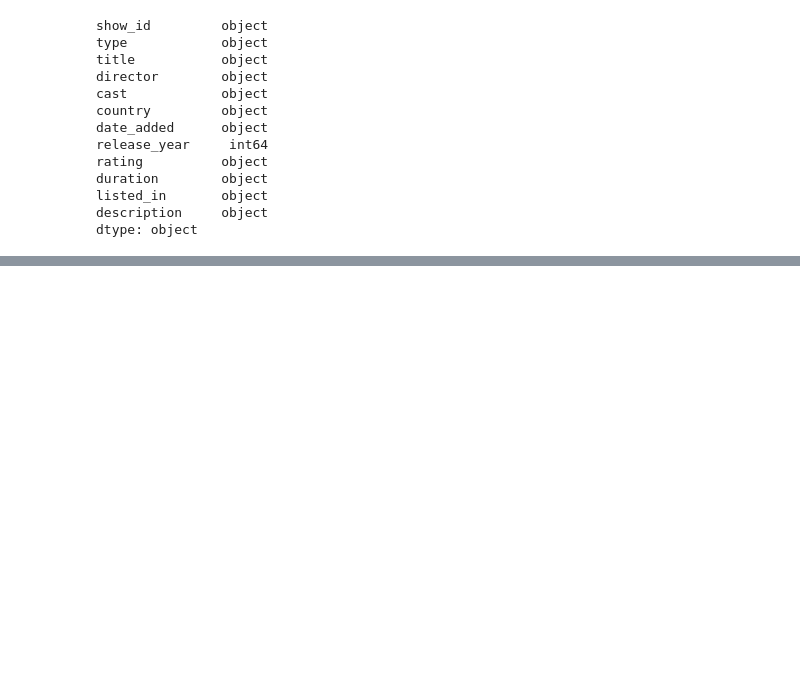
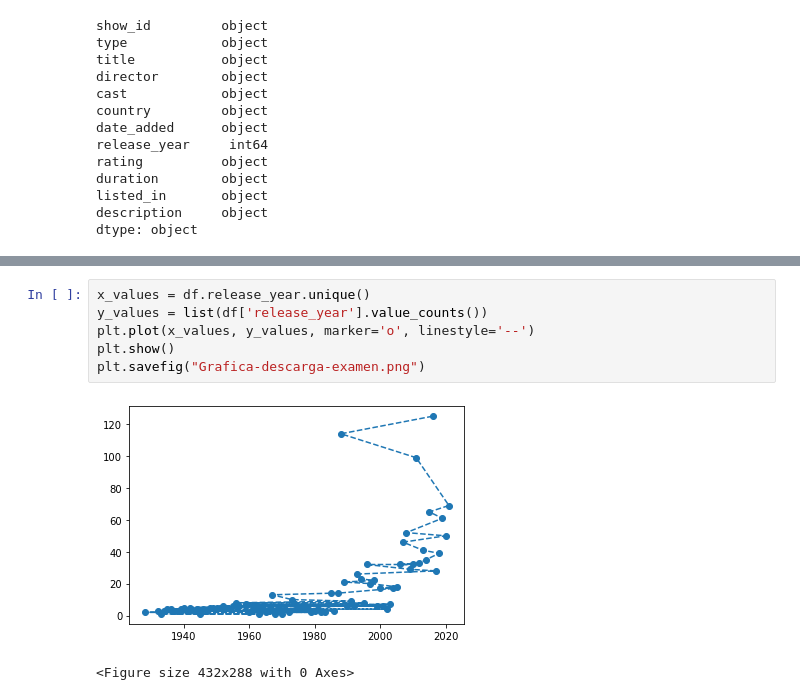
Before and after one commit to ArnoldRms/cerseupruebaarn, a Jupyter notebook: notebookec05415169.ipynb, the cells around one changed output, grey strips where cells are left out. Drawn from its saved outputs; the diff is of its cells as text; blank space fills up the shorter version.

```diff
--- a/notebookec05415169.ipynb
+++ b/notebookec05415169.ipynb
@@ -53,0 +106,9 @@ dtype: object
+# %%
+x_values = df.release_year.unique()
+y_values = list(df['release_year'].value_counts())
+plt.plot(x_values, y_values, marker='o', linestyle='--')
+plt.show()
+plt.savefig("Grafica-descarga-examen.png")
+# %% [output]
+[figure, added]
+<Figure size 432x288 with 0 Axes>
```
Also changed, not shown: parts of 5 cells of this notebook.
